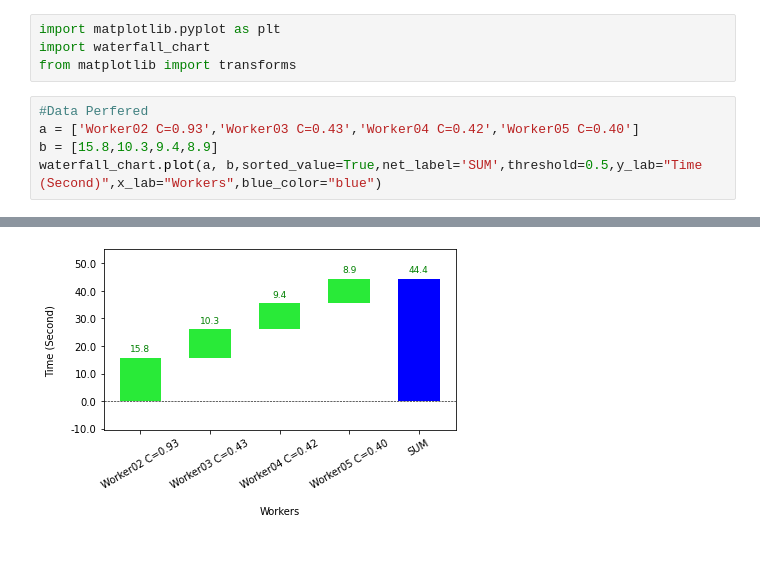
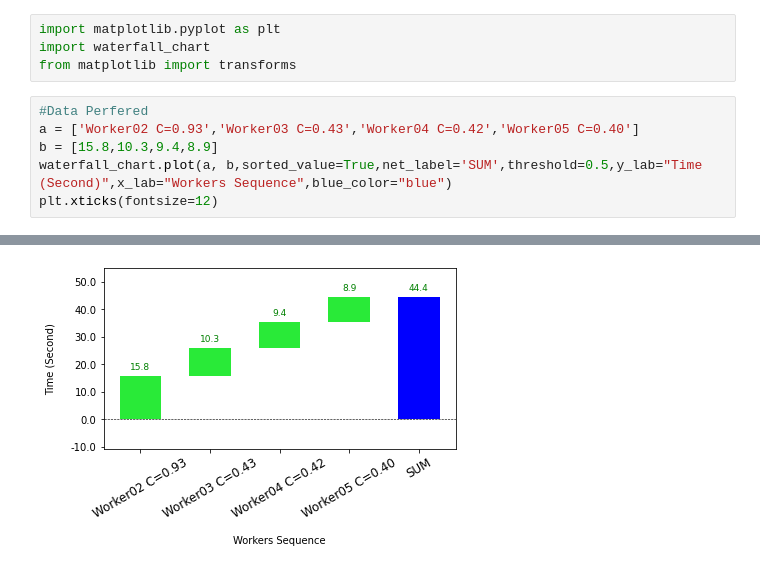
Before and after one commit to gibsonx/CE888, a Jupyter notebook: Duration_Calculate.ipynb, the cells around one changed output, grey strips where cells are left out. Saved outputs shown, nothing was run; the diff lists cells and outputs as text.

```diff
--- a/Duration_Calculate.ipynb
+++ b/Duration_Calculate.ipynb
@@ -20,5 +12,6 @@ from matplotlib import transforms
 #Data Perfered
 a = ['Worker02 C=0.93','Worker03 C=0.43','Worker04 C=0.42','Worker05 C=0.40']
 b = [15.8,10.3,9.4,8.9]
-waterfall_chart.plot(a, b,sorted_value=True,net_label='SUM',threshold=0.5,y_lab="Time (Second)",x_lab="Workers",blue_color="blue")
+waterfall_chart.plot(a, b,sorted_value=True,net_label='SUM',threshold=0.5,y_lab="Time (Second)",x_lab="Workers Sequence",blue_color="blue")
+plt.xticks(fontsize=12)
 # %% [output]
@@ -26,4 +19,4 @@ waterfall_chart.plot(a, b,sorted_value=True,net_label='SUM',threshold=0.5,y_lab=
-[figure, old version]
+[figure, new version]
 # %%
 a = ['Worker05','Worker04','Worker05','Worker04']
 b = [9.4,8.9,9.4,8.9]
```
Also changed, not shown: parts of 4 cells of this notebook.
